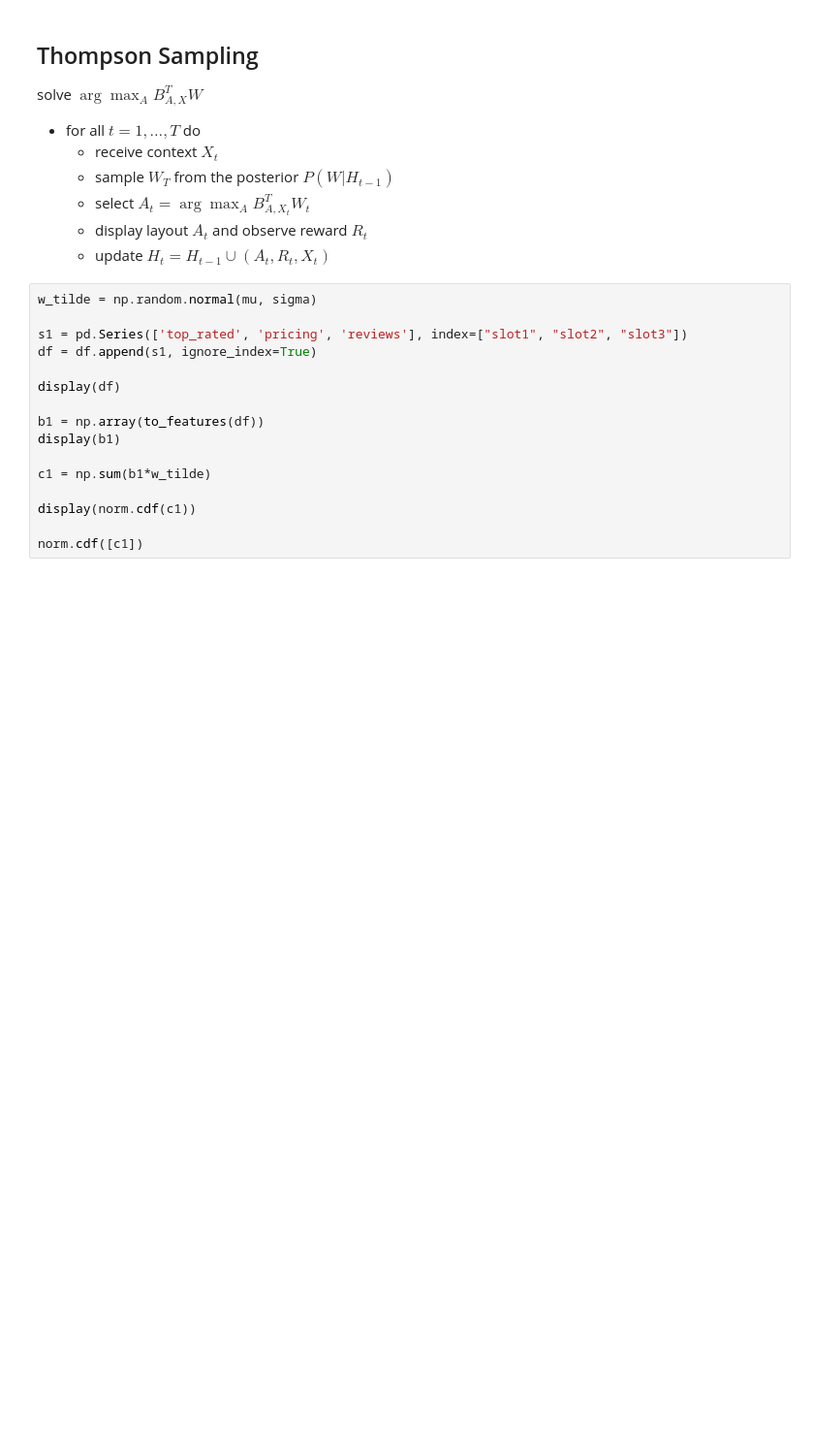
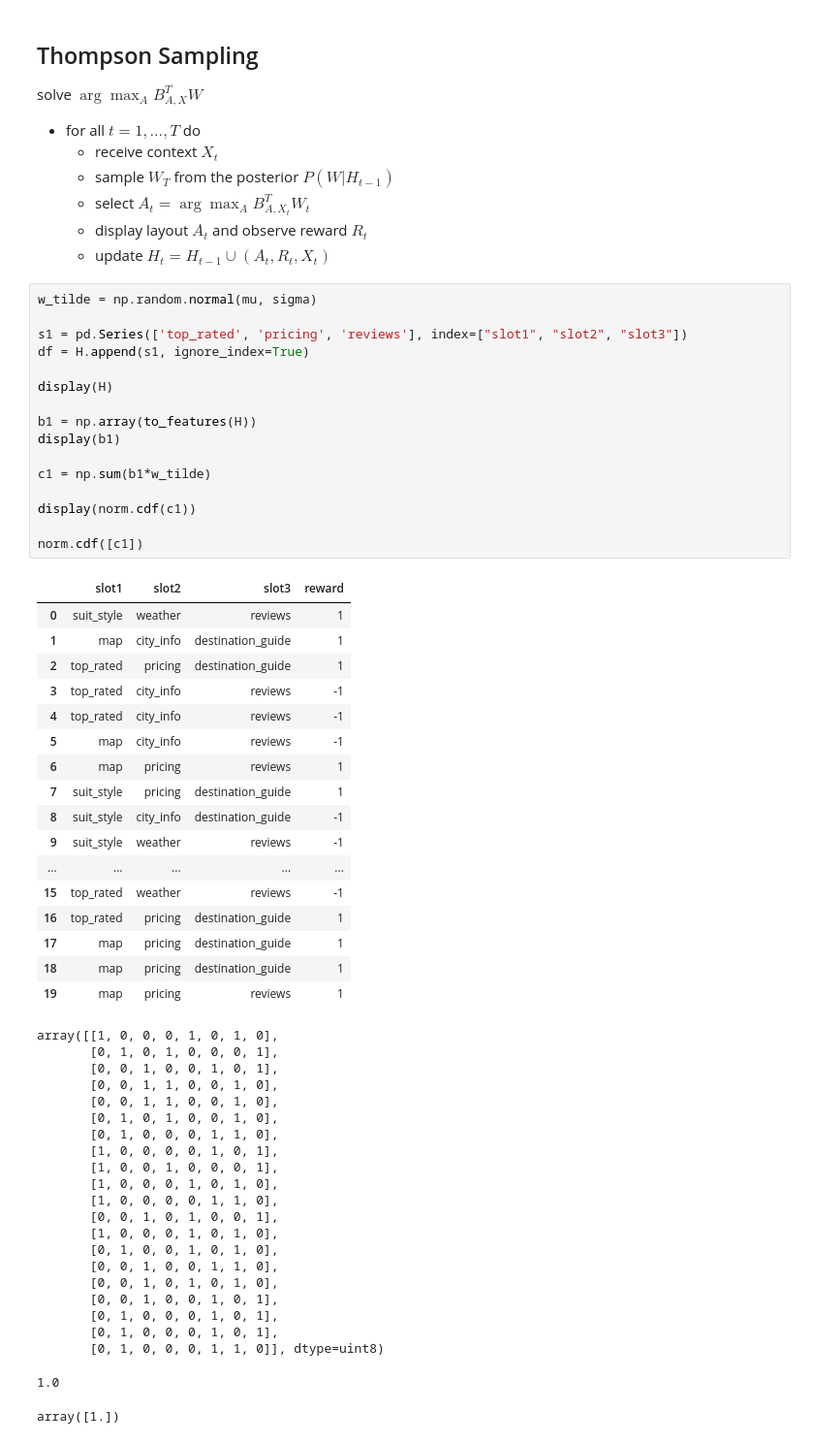
Before and after one commit to rfdickerson/multiarmed-bandits, a Jupyter notebook: Contextual Bandits.ipynb, the cells around one changed output. Shown: that part at 97% size. Cells and saved outputs as stored; diff of their text form; blank space fills up the shorter version.

```diff
--- a/Contextual Bandits.ipynb
+++ b/Contextual Bandits.ipynb
@@ -323,16 +334,56 @@ solve $\arg \max_A B^T_{A, X} W$
 # %%
 w_tilde = np.random.normal(mu, sigma)
 
 s1 = pd.Series(['top_rated', 'pricing', 'reviews'], index=["slot1", "slot2", "slot3"])
-df = df.append(s1, ignore_index=True)
+df = H.append(s1, ignore_index=True)
 
-display(df)
+display(H)
 
-b1 = np.array(to_features(df))
+b1 = np.array(to_features(H))
 display(b1)
 
 c1 = np.sum(b1*w_tilde)
 
 display(norm.cdf(c1))
 
 norm.cdf([c1])
+# %% [output]
+|  | slot1 | slot2 | slot3 | reward |
+| 0 | suit_style | weather | reviews | 1 |
+| 1 | map | city_info | destination_guide | 1 |
+| 2 | top_rated | pricing | destination_guide | 1 |
+| 3 | top_rated | city_info | reviews | -1 |
+| 4 | top_rated | city_info | reviews | -1 |
+| 5 | map | city_info | reviews | -1 |
+| 6 | map | pricing | reviews | 1 |
+| 7 | suit_style | pricing | destination_guide | 1 |
+| 8 | suit_style | city_info | destination_guide | -1 |
+| 9 | suit_style | weather | reviews | -1 |
+| ... | ... | ... | ... | ... |
+| 15 | top_rated | weather | reviews | -1 |
+| 16 | top_rated | pricing | destination_guide | 1 |
+| 17 | map | pricing | destination_guide | 1 |
+| 18 | map | pricing | destination_guide | 1 |
+| 19 | map | pricing | reviews | 1 |
+array([[1, 0, 0, 0, 1, 0, 1, 0],
+       [0, 1, 0, 1, 0, 0, 0, 1],
+       [0, 0, 1, 0, 0, 1, 0, 1],
+       [0, 0, 1, 1, 0, 0, 1, 0],
+       [0, 0, 1, 1, 0, 0, 1, 0],
+       [0, 1, 0, 1, 0, 0, 1, 0],
+       [0, 1, 0, 0, 0, 1, 1, 0],
+       [1, 0, 0, 0, 0, 1, 0, 1],
+       [1, 0, 0, 1, 0, 0, 0, 1],
+       [1, 0, 0, 0, 1, 0, 1, 0],
+       [1, 0, 0, 0, 0, 1, 1, 0],
+       [0, 0, 1, 0, 1, 0, 0, 1],
+       [1, 0, 0, 0, 1, 0, 1, 0],
+       [0, 1, 0, 0, 1, 0, 1, 0],
+       [0, 0, 1, 0, 0, 1, 1, 0],
+       [0, 0, 1, 0, 1, 0, 1, 0],
+       [0, 0, 1, 0, 0, 1, 0, 1],
+       [0, 1, 0, 0, 0, 1, 0, 1],
+       [0, 1, 0, 0, 0, 1, 0, 1],
+       [0, 1, 0, 0, 0, 1, 1, 0]], dtype=uint8)
+1.0
+array([1.])
```
Also changed, not shown: parts of 5 cells of this notebook.
